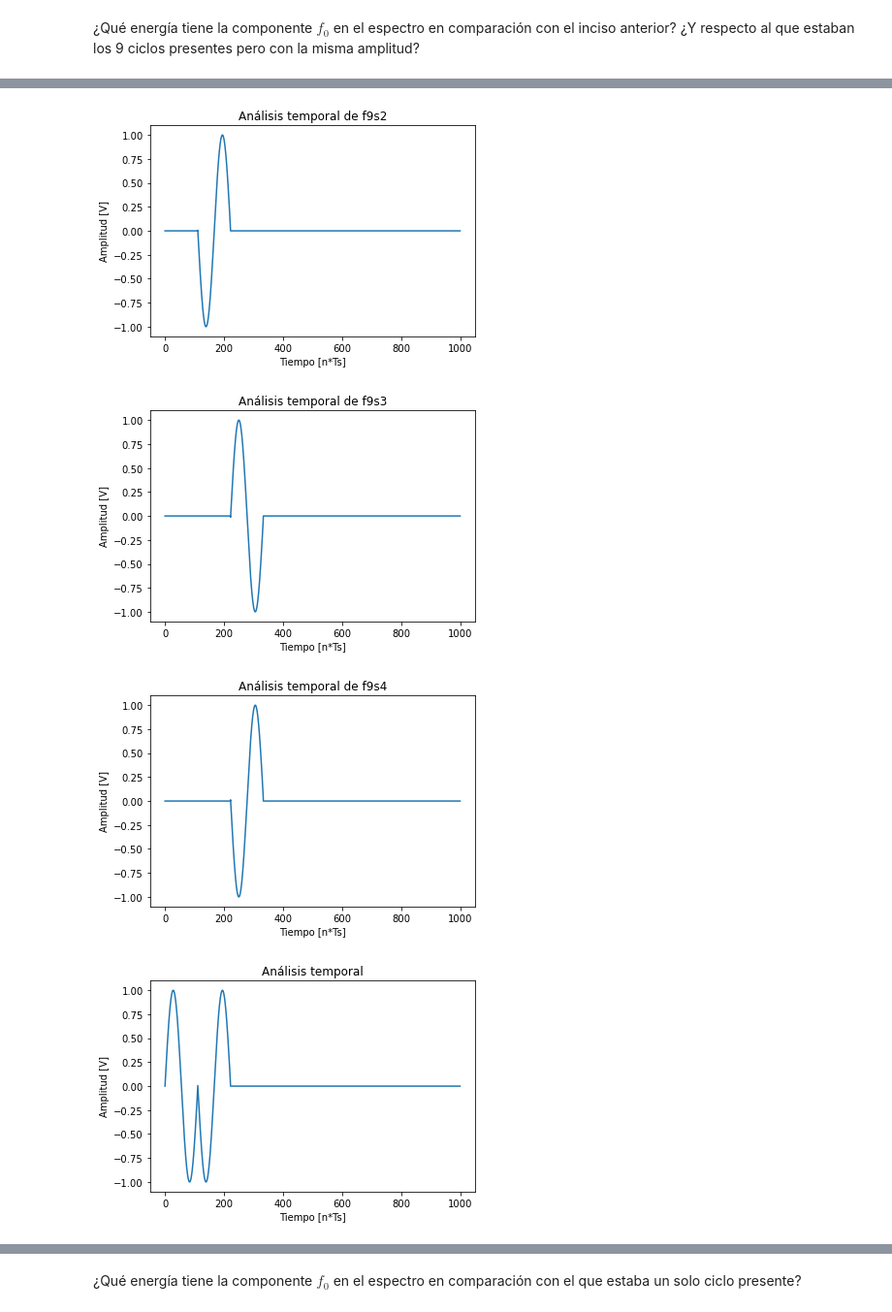
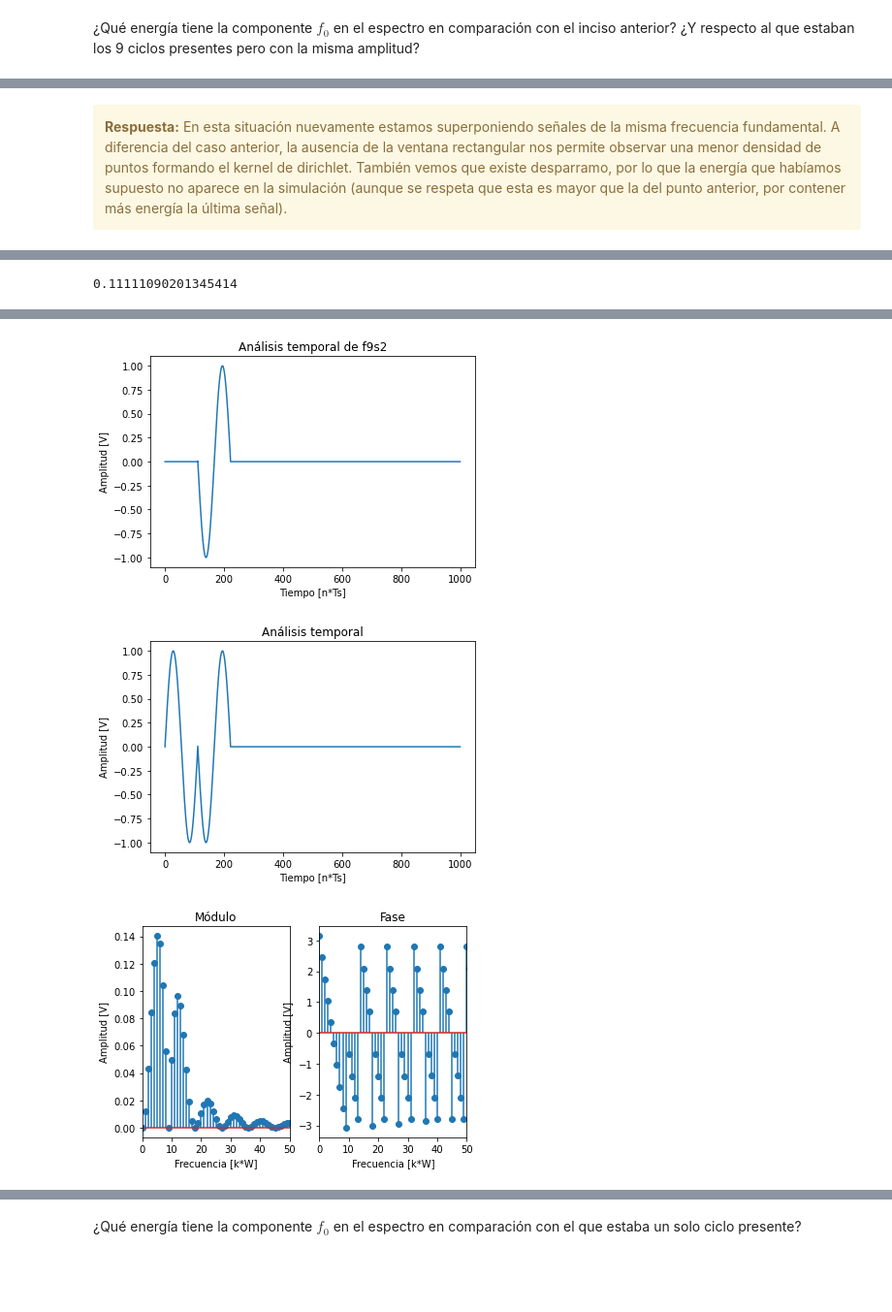
Before and after one commit to lucasliano/PDS_lliano, a Jupyter notebook: TPS/TP1/TP1 - Muestreo de señales - Forurier.ipynb, the cells around one changed output, grey strips where cells are left out. Shown at 97% size. Saved outputs shown, nothing was run; the diff lists cells and outputs as text; code cells hidden in the pictures; blank space fills up the shorter version.

Commit message:
Cierro punto 4
Termine de responder todo lo del punto 4. Faltaría implementar el 5 (que ya está en spyder) y analizar los resultados.

```diff
--- a/TPS/TP1/TP1 - Muestreo de señales - Forurier.ipynb
+++ b/TPS/TP1/TP1 - Muestreo de señales - Forurier.ipynb
@@ -1549,3 +1732,7 @@ HTML(df.to_html())
+# %% [markdown]
+<div class="alert alert-block alert-warning">
+<b>Respuesta:</b> En esta situación nuevamente estamos superponiendo señales de la misma frecuencia fundamental. A diferencia del caso anterior, la ausencia de la ventana rectangular nos permite observar una menor densidad de puntos formando el kernel de dirichlet. También vemos que existe desparramo, por lo que la energía que habíamos supuesto no aparece en la simulación (aunque se respeta que esta es mayor que la del punto anterior, por contener más energía la última señal).
+</div>
 # %% [markdown]
 <table width="80%" cellpadding="7" cellspacing="0">
 	<col width="50%">
@@ -1573,7 +1760,7 @@ tus_resultados = [ ['$\sum_{f=0}^{f_S/2} \lvert X(f) \rvert ^2$', '$ \lvert X(f_
                    ['',                                     '',                           '$f \in [0:f_S/2]$'],
                    [ '', '','']
                  ]
-tus_resultados.append(['1/9 = 0.1111..', '1/9 = 0.1111..', '9'])
+tus_resultados.append(['$\dfrac{2\cdot E_T}{9}$ = 0.2222..', '2/9 = 0.2222..', '9'])
 tus_resultados.append([ '', '',''])
 
 W = fs/N
@@ -1602,34 +1789,10 @@ axs.set_xlabel('Tiempo [n*Ts]')
 axs.set_ylabel('Amplitud [V]')
 axs.set_title("Análisis temporal de f9s2")
 
-# Con fase 2pi
-phi = 2*np.pi
-A = 1
-t,f9s3 = mySignalGenerator ('sin',(fo9, A), fs, N, (phi, 0));
-f9s3[:int((2*N)/fo7s2)] = 0
-f9s3[int((3*N)/fo7s2):] = 0
-fig, axs = plt.subplots(1)
-axs.plot(f9s3)
-axs.set_xlabel('Tiempo [n*Ts]')
-axs.set_ylabel('Amplitud [V]')
-axs.set_title("Análisis temporal de f9s3")
+# Genero la señal importante
+f9 = f9s1 + f9s2
 
-# Con fase 3pi
-phi = 3*np.pi
-A = 1
-t,f9s4 = mySignalGenerator ('sin',(fo9, A), fs, N, (phi, 0));
-f9s4[:int((2*N)/fo7s2)] = 0
-f9s4[int((3*N)/fo7s2):] = 0
-fig, axs = plt.subplots(1)
-axs.plot(f9s4)
-axs.set_xlabel('Tiempo [n*Ts]')
-axs.set_ylabel('Amplitud [V]')
-axs.set_title("Análisis temporal de f9s4")
-
-# Genero la señal importante
-f9 = f9s1 + f9s2 + f9s3 + f9s4
-
-k, Fk, kk, Fkk = mi_analizador(f9, N);
+k, Fk, kk, Fkk = mi_analizador(f9, N, W, escala = 'p'); # Nota: Esto devuelve la señal ya cumpliendo potencia unitaria.
 
 fig, axs = plt.subplots(1)
 
@@ -1653,8 +1816,8 @@ axs[1].set_xlim(0,50)
 axs[1].set_ylabel('Amplitud [V]')
 axs[1].set_title("Fase")
 
-tus_resultados.append([ (np.sum(np.abs(Fkk)**2)     ),
-                        (np.abs(Fkk[int(fo)])       ),
+tus_resultados.append([ (np.sum(np.abs(Fkk)**2)    ),
+                        (np.abs(Fkk[int(fo)])**2    ),
                         (np.argmax(np.abs(Fkk)**2)  )
                       ])
 
@@ -1669,9 +1832,11 @@ df = DataFrame(tus_resultados, columns=['Energía total', 'Energía en $f_0$', '
                       '',
                       'simulación'])
 
+print(np.mean(f9**2))
 
 HTML(df.to_html())
 # %% [output]
+0.11111090201345414
 |  | Energía total | Energía en $f_0$ | Máximo de Energía |
 | $f_0$ \ expr. matemática | $\sum_{f=0}^{f_S/2} \lvert X(f) \... | $ \lvert X(f_0) \rvert ^2 $ | $ \mathop{arg\ max}_f \{\lvert X(... |
 |  |  |  | $f \in [0:f_S/2]$ |
@@ -1682,5 +1847,4 @@ HTML(df.to_html())
 [figure]
 [figure]
-[figure, old version]
+[figure, new version]
-[figure, old version]
+[figure, new version]
-[figure, removed]
```
Also changed, not shown: parts of 42 cells of this notebook.
